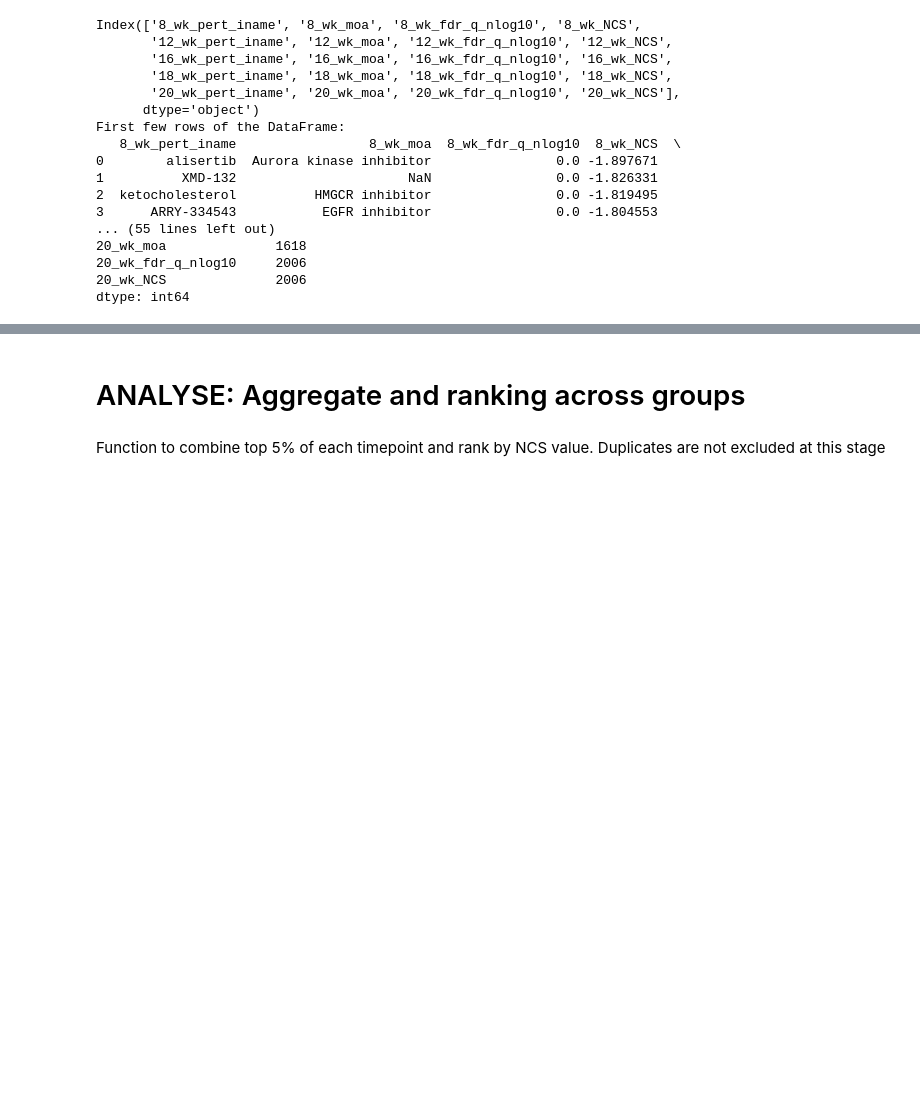
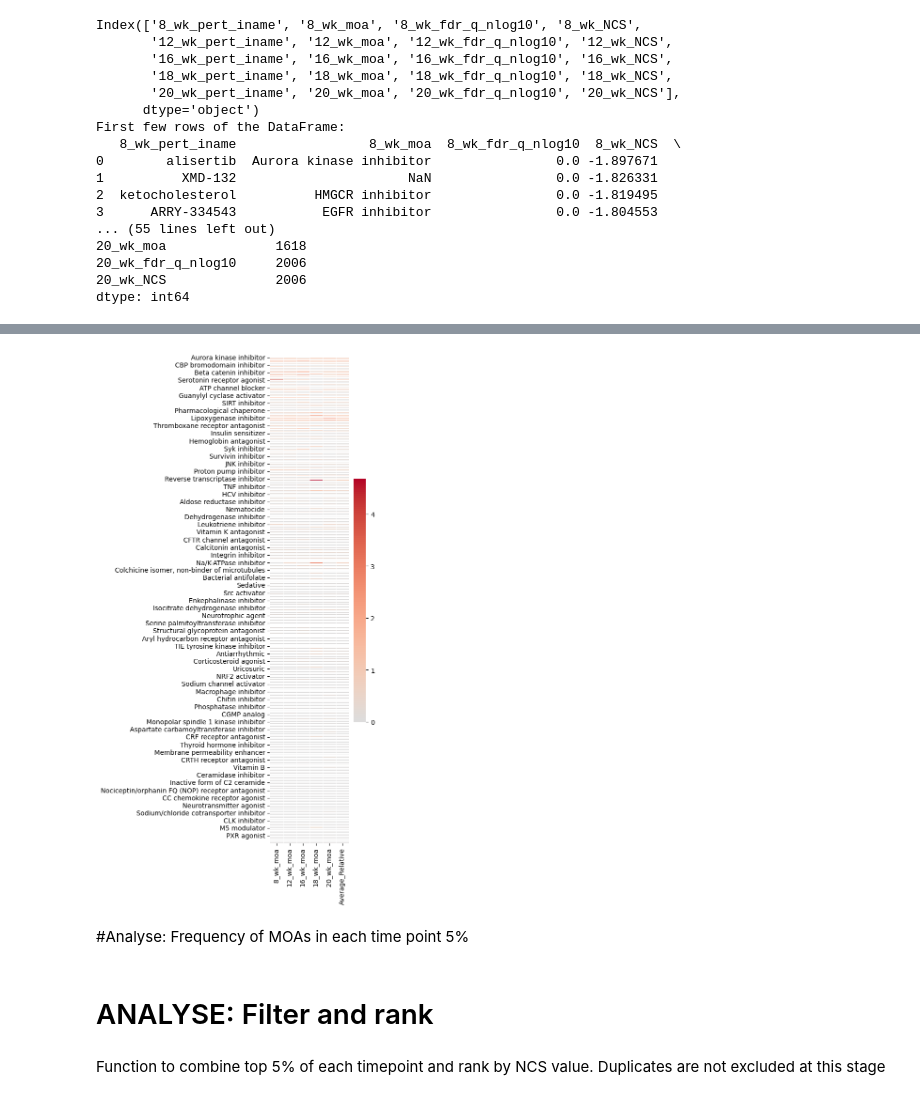
Before and after one commit to EdH66/multiparamater_optimisation, a Jupyter notebook: CMAP_Query_Ranking.ipynb, the cells around one changed output, grey strips where cells are left out. Drawn from its saved outputs; the diff is of its cells as text; code cells hidden in the pictures; blank space fills up the shorter version.

```diff
--- a/CMAP_Query_Ranking.ipynb
+++ b/CMAP_Query_Ranking.ipynb
@@ -79,5 +150,35 @@ print(df_MPO.count())
+# %%
+
+import pandas as pd
+from collections import Counter
+import seaborn as sns
+import matplotlib.pyplot as plt
+
+# Assuming df_CMAP is your DataFrame and it's already defined
+moa_columns = ['8_wk_moa', '12_wk_moa', '16_wk_moa', '18_wk_moa', '20_wk_moa']
+moa_frequencies = {}
+
+
+# Set up the matplotlib figure for relative frequencies heatmap
+plt.figure(figsize=(6, 12))
+
+# Draw the heatmap for relative frequencies
+sns.heatmap(moa_relative_frequencies_df, cmap="coolwarm", center=0,
+            linewidths=.5, cbar_kws={"shrink": .5})
+
+# Improve the visibility of the labels/cells
+plt.xticks(rotation=90)  # Rotate x labels for better readability
+plt.yticks(rotation=0)  # Ensure y labels are horizontal
+plt.tight_layout()  # Adjust layout to fit everything
+
+# Show the heatmap for relative frequencies
+plt.show()
+# %% [output]
+[figure, added]
+# %% [markdown]
+#Analyse: Frequency of MOAs in each time point 5%
 # %% [markdown]
-# ANALYSE: Aggregate and ranking across groups
+# ANALYSE: Filter and rank
 # %% [markdown]
 Function to combine top 5% of each timepoint and rank by NCS value. Duplicates are not excluded at this stage
 # %%
```
Also changed, not shown: parts of 15 cells of this notebook.
